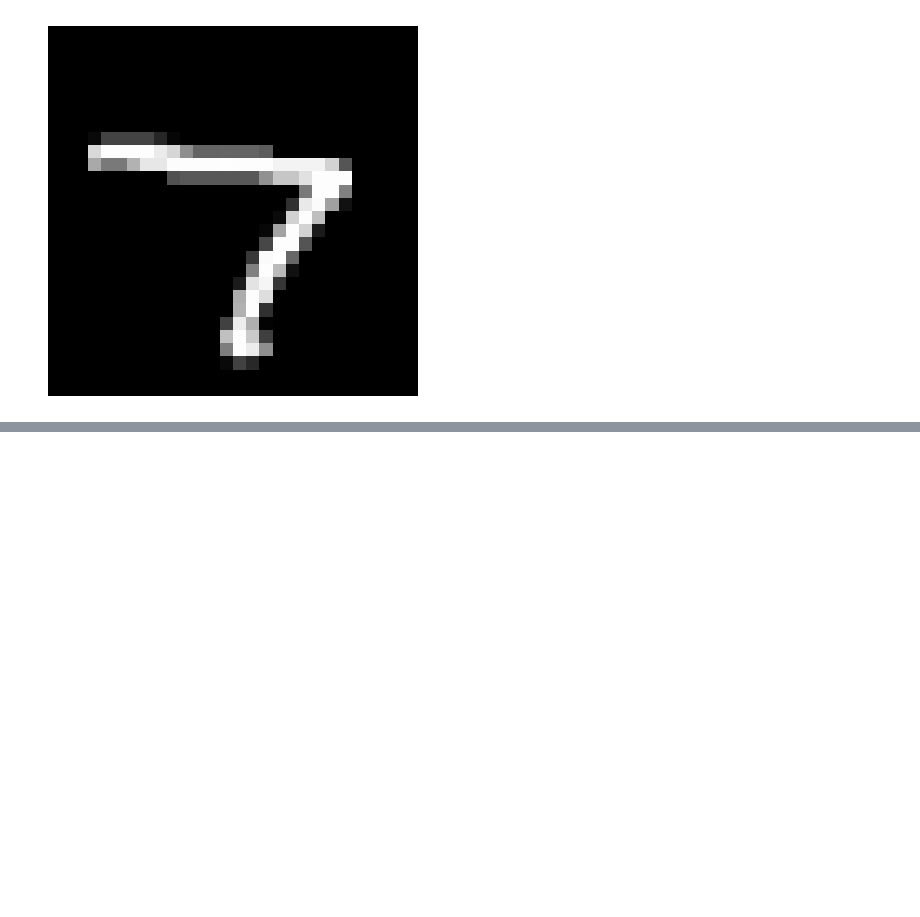
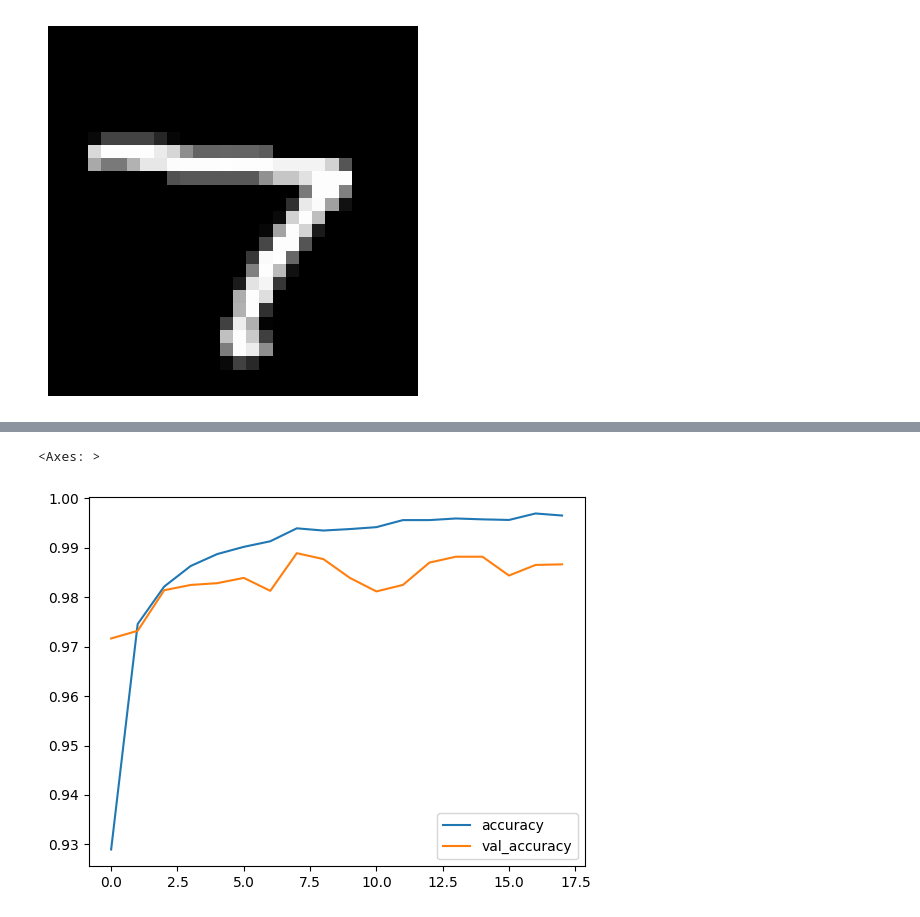
Before and after one commit to thomas-rooty/digit-recognition, a Jupyter notebook: model_train.ipynb, the cells around one changed output, grey strips where cells are left out. Cells and saved outputs as stored; diff of their text form; code cells hidden in the pictures; blank space fills up the shorter version.

```diff
--- a/model_train.ipynb
+++ b/model_train.ipynb
@@ -178,0 +344,6 @@ output.to_csv("Digit Recognizer.csv", index=False)
+# %%
+# Display accuracy
+historyDf.loc[:, ['accuracy', 'val_accuracy']].plot()
+# %% [output]
+<Axes: >
+[figure, added]
```
Also changed, not shown: parts of 30 cells of this notebook.
